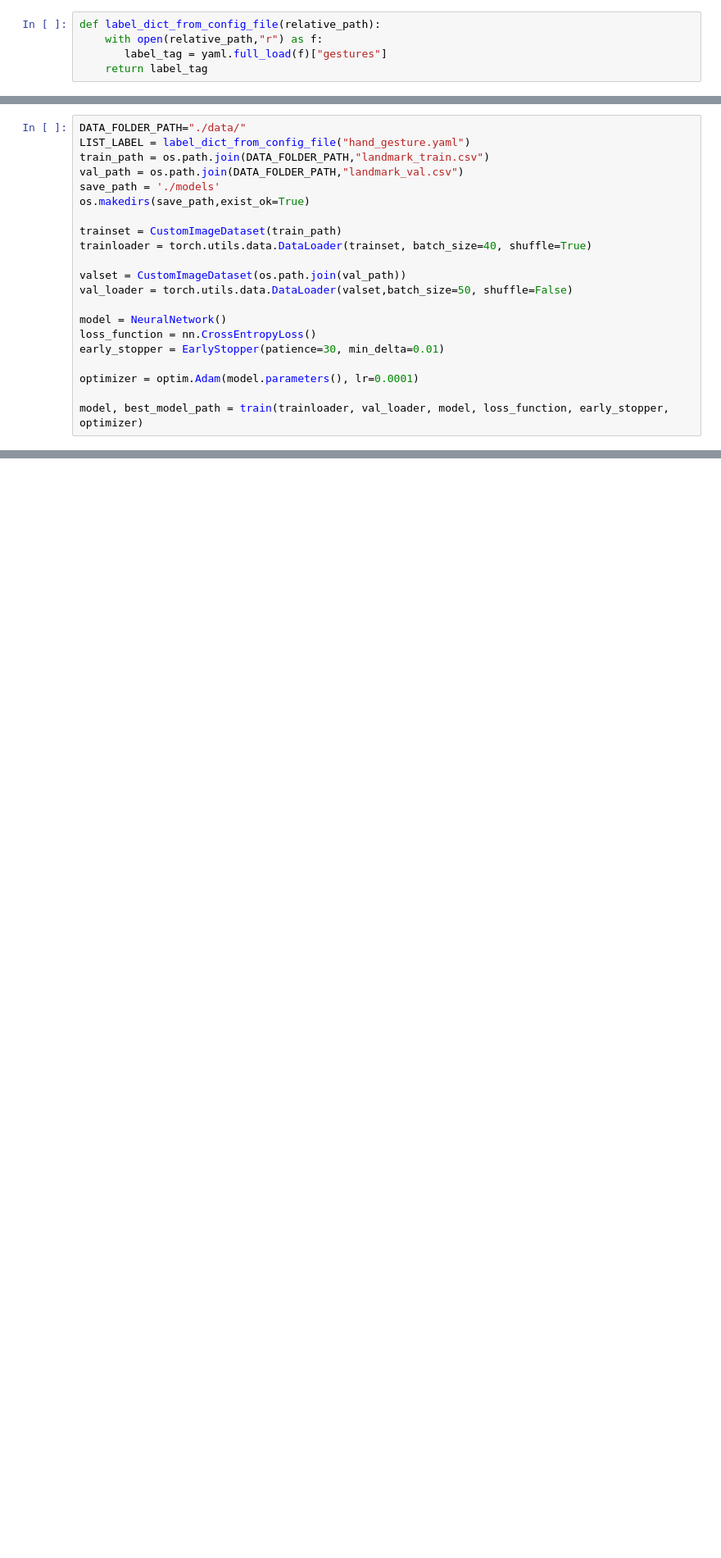
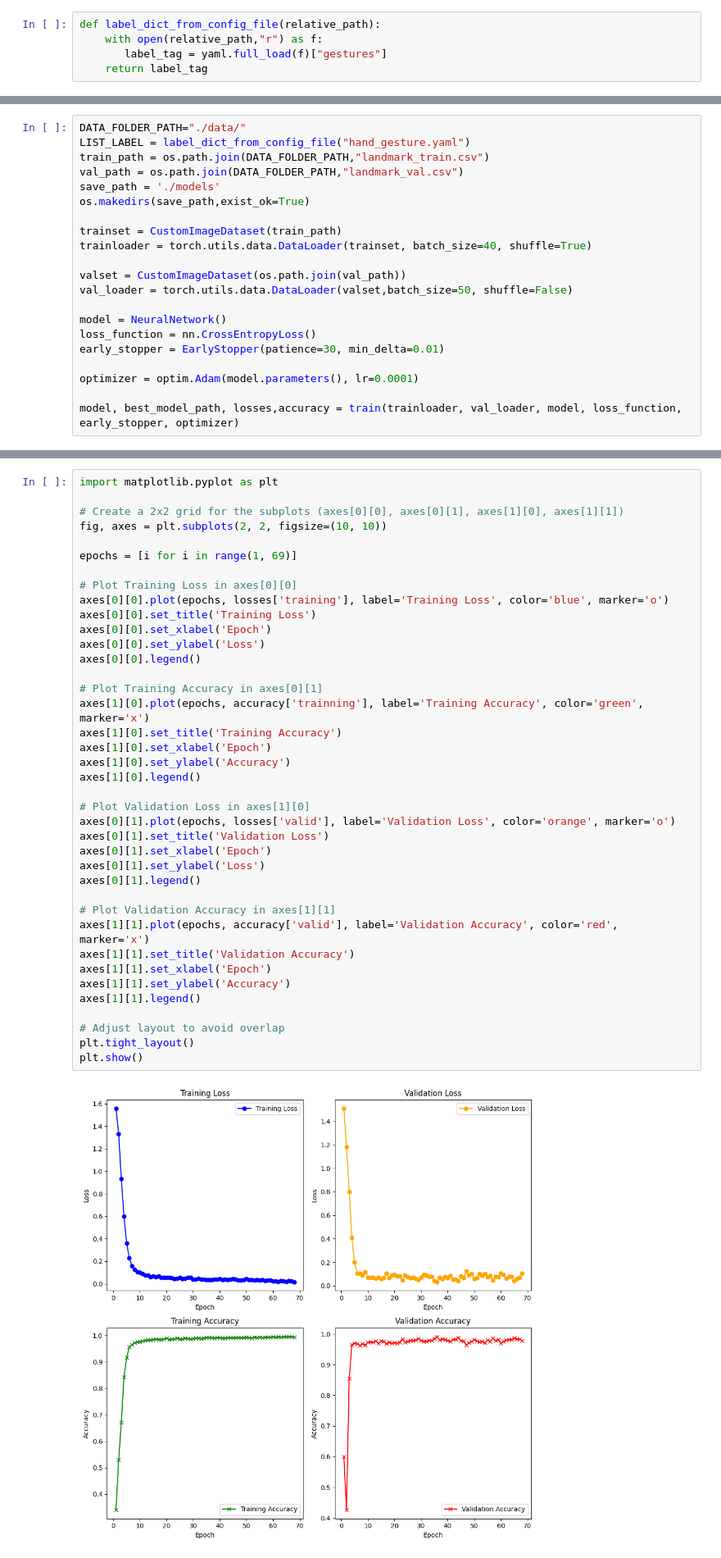
Before and after one commit to KietAPCS/Light_Controlling_MLP, a Jupyter notebook: train.ipynb, the cells around one changed output, grey strips where cells are left out. Shown: that part at 82% size. Cells and saved outputs as stored; diff of their text form; blank space fills up the shorter version.

```diff
--- a/train.ipynb
+++ b/train.ipynb
@@ -196,6 +216,6 @@ early_stopper = EarlyStopper(patience=30, min_delta=0.01)
 
 optimizer = optim.Adam(model.parameters(), lr=0.0001)
 
-model, best_model_path = train(trainloader, val_loader, model, loss_function, early_stopper, optimizer)
+model, best_model_path, losses,accuracy = train(trainloader, val_loader, model, loss_function, early_stopper, optimizer)
 # %% [output]
 Epoch 0:
@@ -218,3 +238,44 @@ tensor(0.9843)
+# %%
+import matplotlib.pyplot as plt
+
+# Create a 2x2 grid for the subplots (axes[0][0], axes[0][1], axes[1][0], axes[1][1])
+fig, axes = plt.subplots(2, 2, figsize=(10, 10))
+
+epochs = [i for i in range(1, 69)]
+
+# Plot Training Loss in axes[0][0]
+axes[0][0].plot(epochs, losses['training'], label='Training Loss', color='blue', marker='o')
+axes[0][0].set_title('Training Loss')
+axes[0][0].set_xlabel('Epoch')
+axes[0][0].set_ylabel('Loss')
+axes[0][0].legend()
+
+# Plot Training Accuracy in axes[0][1]
+axes[1][0].plot(epochs, accuracy['trainning'], label='Training Accuracy', color='green', marker='x')
+axes[1][0].set_title('Training Accuracy')
+axes[1][0].set_xlabel('Epoch')
+axes[1][0].set_ylabel('Accuracy')
+axes[1][0].legend()
+
+# Plot Validation Loss in axes[1][0]
+axes[0][1].plot(epochs, losses['valid'], label='Validation Loss', color='orange', marker='o')
+axes[0][1].set_title('Validation Loss')
+axes[0][1].set_xlabel('Epoch')
+axes[0][1].set_ylabel('Loss')
+axes[0][1].legend()
+
+# Plot Validation Accuracy in axes[1][1]
+axes[1][1].plot(epochs, accuracy['valid'], label='Validation Accuracy', color='red', marker='x')
+axes[1][1].set_title('Validation Accuracy')
+axes[1][1].set_xlabel('Epoch')
+axes[1][1].set_ylabel('Accuracy')
+axes[1][1].legend()
+
+# Adjust layout to avoid overlap
+plt.tight_layout()
+plt.show()
+# %% [output]
+[figure, added]
 # %%
 list_label = label_dict_from_config_file("hand_gesture.yaml")
 DATA_FOLDER_PATH="./data/"
```
Also changed, not shown: parts of 2 cells of this notebook, 11 other files.
